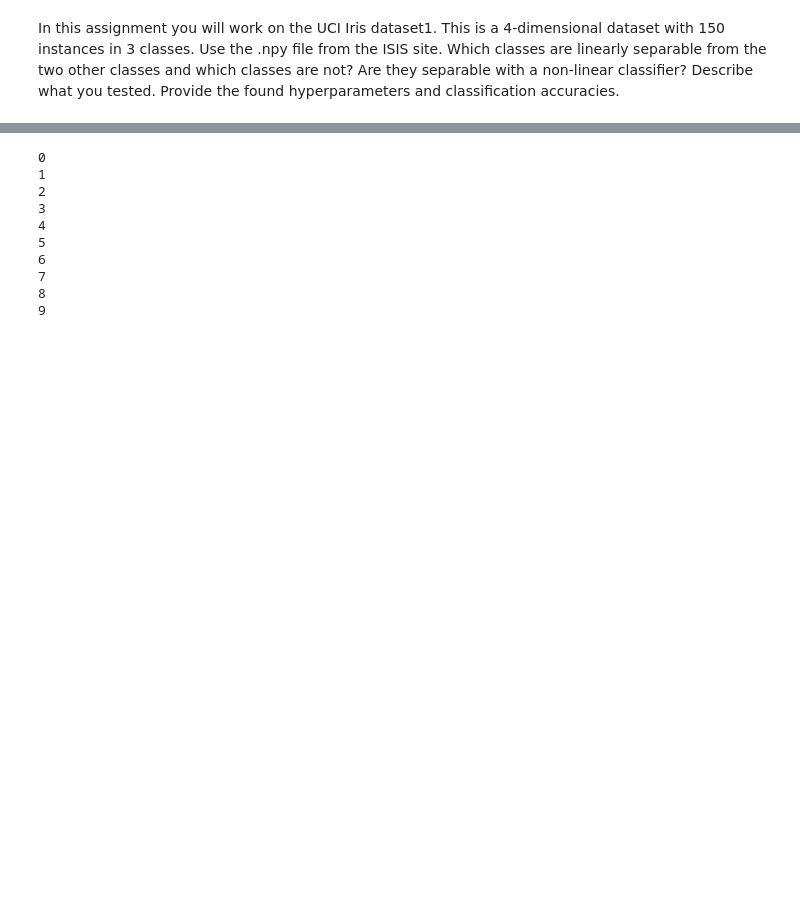
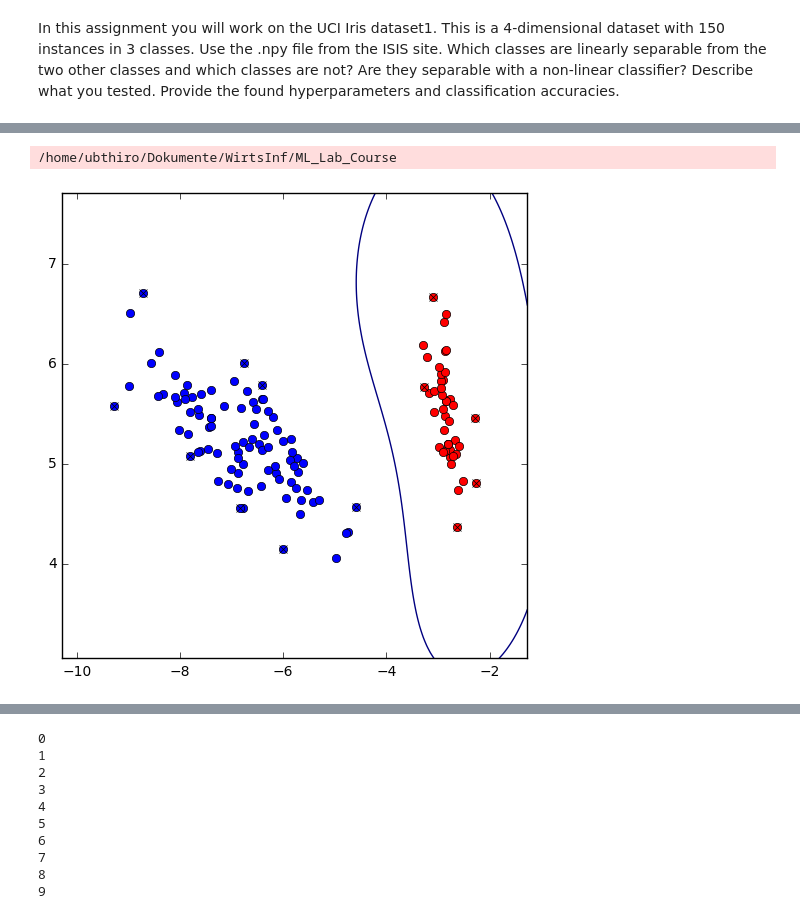
Before and after one commit to hirogit1002/ML_lab, a Jupyter notebook: 04/assign4.ipynb, the cells around one changed output, grey strips where cells are left out. Cells and saved outputs as stored; diff of their text form; code cells hidden in the pictures; blank space fills up the shorter version.

```diff
--- a/04/assign4.ipynb
+++ b/04/assign4.ipynb
@@ -270,7 +270,16 @@ Y2_13 = np.array(Y)
 Y2_13[np.where(Y2_13==1)]=-1
 Y2_13[np.where(Y2_13==2)]=1
 Y2_13[np.where(Y2_13==3)]=-1
-Y3_13 = np.array(Y)
-Y3_13[np.where(Y3_13==1)]=-1
-Y3_13[np.where(Y3_13==2)]=-1
-Y3_13[np.where(Y3_13==3)]=1
+Y3_12 = np.array(Y)
+Y3_12[np.where(Y3_12==1)]=-1
+Y3_12[np.where(Y3_12==2)]=-1
+Y3_12[np.where(Y3_12==3)]=1
+# %%
+#Kernelparameter:  0.599484250319
+#C:  2.77777777778
+svm1_23=imp.svm_qp(kernel='gaussian',kernelparameter=1.,C=1.)
+svm1_23.fit(X_pro,Y1_23)
+svm2_13=imp.svm_qp(kernel='gaussian',kernelparameter=1.,C=1.)
+svm2_13.fit(X_pro,Y2_13)
+svm3_12=imp.svm_qp(kernel='gaussian',kernelparameter=1.,C=1.)
+svm3_12.fit(X_pro,Y3_13)
@@ -276,0 +288,9 @@ Y3_13[np.where(Y3_13==3)]=1
+# %%
+#Kernelparameter:  0.599484250319
+#C:  2.77777777778
+svm1_23=imp.svm_qp(kernel='gaussian',kernelparameter=1.,C=1.)
+svm1_23.fit(X_pro,Y1_23)
+svm2_13=imp.svm_qp(kernel='gaussian',kernelparameter=1.,C=1.)
+svm2_13.fit(X_pro,Y2_13)
+svm3_12=imp.svm_qp(kernel='gaussian',kernelparameter=1.,C=1.)
+svm3_12.fit(X_pro,Y3_13)
@@ -276,0 +326,5 @@ Y3_13[np.where(Y3_13==3)]=1
+# %%
+imp.plot_svm_2d(X_pro, Y1_23, svm1_23)
+# %% [output]
+/home/ubthiro/Dokumente/WirtsInf/ML_Lab_Course
+[figure, added]
```
Also changed, not shown: parts of 4 cells of this notebook.
